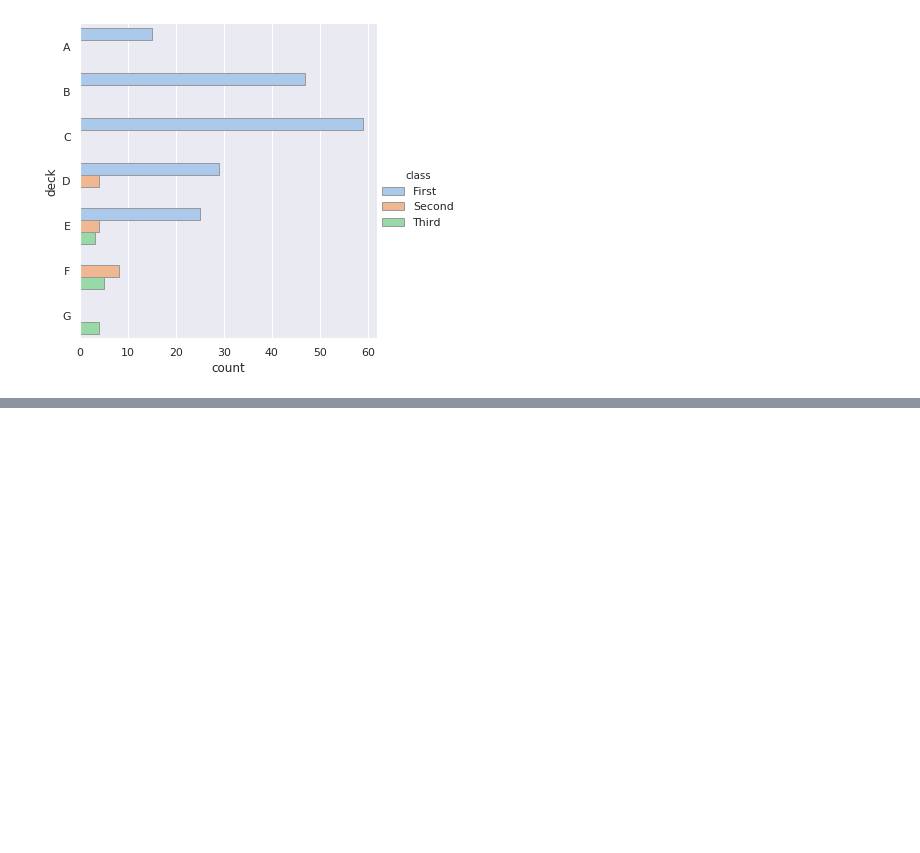
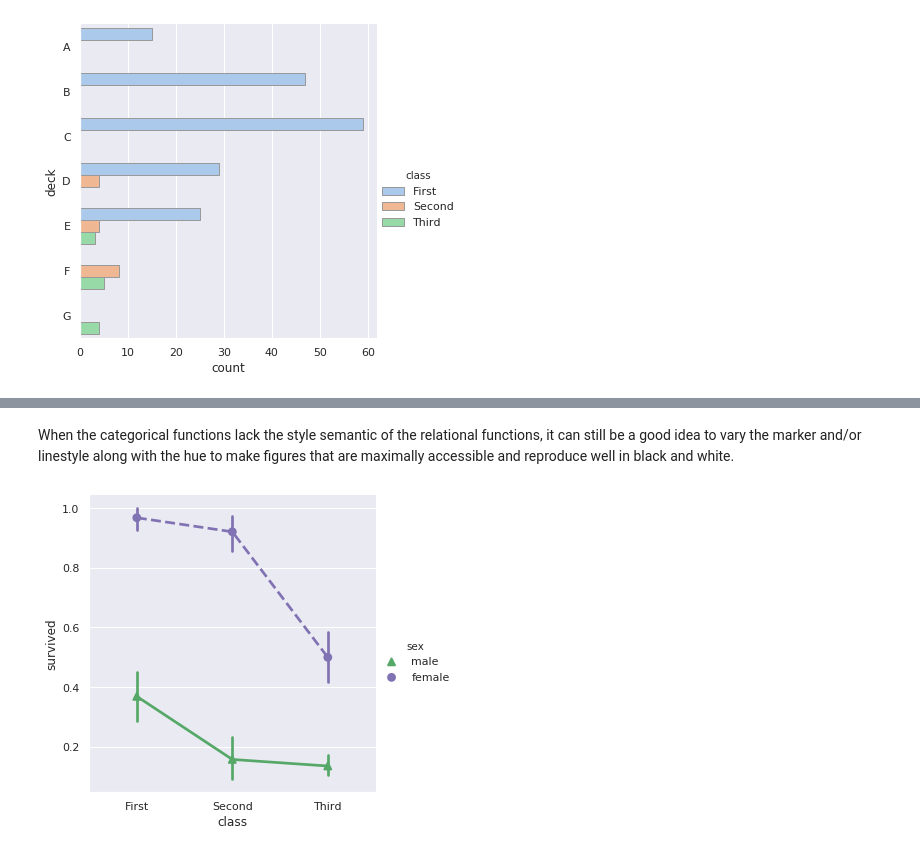
Before and after one commit to Deepshikha05/Visualization-in-Python, a Jupyter notebook: seaborn/seaborn.ipynb, the cells around one changed output, grey strips where cells are left out. Saved outputs shown, nothing was run; the diff lists cells and outputs as text; code cells hidden in the pictures; blank space fills up the shorter version.

```diff
--- a/seaborn/seaborn.ipynb
+++ b/seaborn/seaborn.ipynb
@@ -370,0 +379,9 @@ sns.catplot(y="deck", hue="class", kind="count",
+# %% [markdown]
+When the categorical functions lack the style semantic of the relational functions, it can still be a good idea to vary the marker and/or linestyle along with the hue to make figures that are maximally accessible and reproduce well in black and white.
+# %%
+sns.catplot(x="class", y="survived", hue="sex",
+            palette={"male": "g", "female": "m"},
+            markers=["^", "o"], linestyles=["-", "--"],
+            kind="point", data=titanic);
+# %% [output]
+[figure, added]
```
Also changed, not shown: parts of 11 cells of this notebook.
